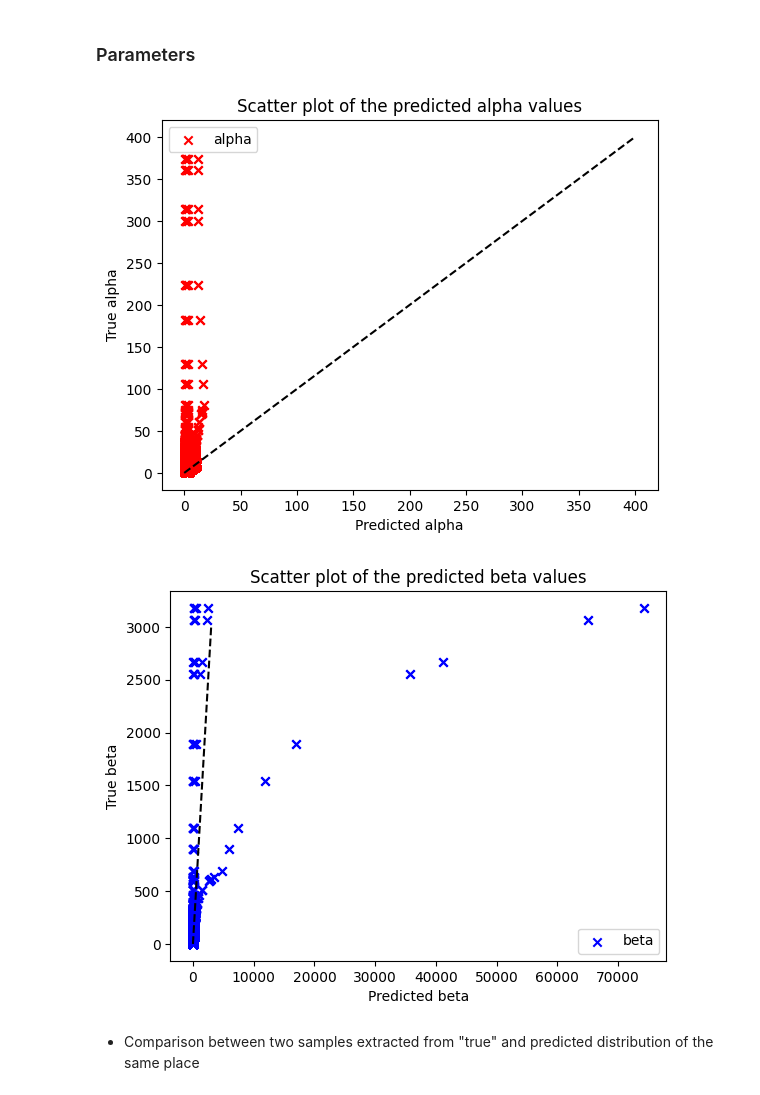
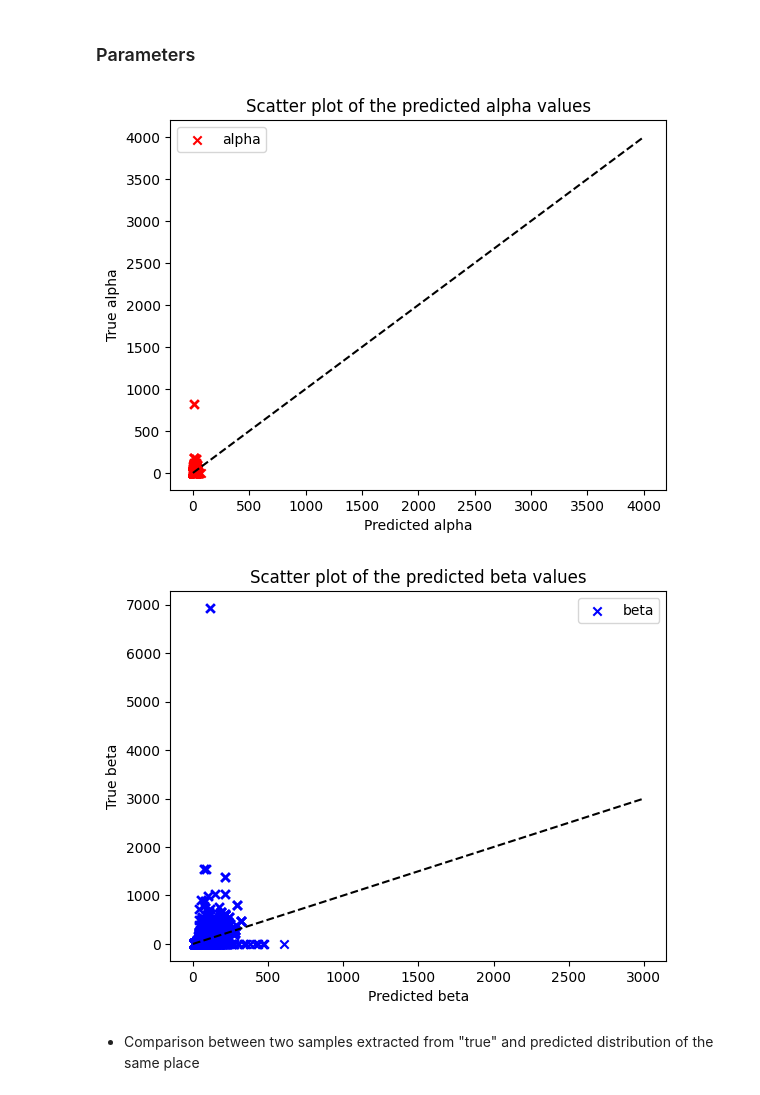
Before and after one commit to oshodiS/Rainfall-BetaEstimation, a Jupyter notebook: Rainfall BETA.ipynb, the cells around one changed output. Saved outputs shown, nothing was run; the diff lists cells and outputs as text; code cells hidden in the pictures.

Commit message:
Changed Beta and Gumbel dist

```diff
--- a/Rainfall BETA.ipynb
+++ b/Rainfall BETA.ipynb
@@ -199,13 +201,20 @@ def add_alpha_beta(df):
     df['beta'] = np.nan
 
     for id in df['ID'].unique():
-        try:
-            a, b, _, _ = stats.beta.fit(df[df['ID'] == id]['AMS'], floc=0, fscale=1)
-        except:
-            a, b = 1, 1
 
-        df.loc[df['ID'] == id, 'alpha'] = a
-        df.loc[df['ID'] == id, 'beta'] = b
+        for duration in DURATION:
+            condition = (df['ID'] == id) & (df['duration[h]'] == duration)
+
+            ams = df[condition]['AMS']
+
+            if len(ams) < 5:
+                a, b = 1, 1
+            else:
+                a, b, _, _ = stats.beta.fit(ams, floc=0, fscale=1)
+
+
+            df.loc[condition, 'alpha'] = a
+            df.loc[condition, 'beta'] = b
 
     # if there are nan values, raise exception
     if df.isnull().values.any():
@@ -261,7 +270,7 @@ Index(['ID', 'AMS', 'mean_IdD', 'duration[h]', 'HMerit_mean(m)',
 # %%
 # take all the columns except 'ID', 'AMS', 'mean_IdD' as input, and 'AMS' as output
 columns = train_df_std.columns
-input_columns =   ['alpha', 'beta'] #columns[3:-2]
+input_columns = train_df_std.columns [3:-2] #columns[3:-2]
 output_column = 'AMS'
 parameters_columns = ['alpha', 'beta']
 print('Input columns: ', input_columns)
@@ -303,14 +318,12 @@ inputs_train
 def build_nn_beta_model(input_shape, hidden):
     model_in = keras.Input(shape=input_shape, dtype='float64')
     x = model_in
-
     for h in hidden:
         x = layers.Dense(h, activation='relu')(x)
         #x = layers.BatchNormalization()(x)
-
     alpha_beta = layers.Dense(2, activation='linear')(x)
 
-    lf = lambda t: tfp.distributions.Beta(concentration0=(1e-6)+tf.math.exp(t[:, 0:1]), concentration1=(1e-6)+tf.math.exp(t[:, 1:2]), validate_args=True, allow_nan_stats=False)
+    lf = lambda t: tfp.distributions.Beta(concentration0=tf.math.exp(t[:,0:1]), concentration1=tf.math.exp(t[:,1:2]), validate_args=True, allow_nan_stats=False)
     model_out = tfp.layers.DistributionLambda(lf)(alpha_beta)
     model = keras.Model(model_in, model_out)
     return model
@@ -450,14 +463,16 @@ X_test = inputs_test.values
 y_test = outputs_test.values
 # %%
 # Parameters for the training
-batch_size = 64
-epochs = 20
+batch_size = 512
+epochs = 90
 lr = 1e-3
 loss_prof = lambda y_true, dist: -dist.log_prob(y_true)
 
 print('Training the model without the guesses...')
-model = build_nn_beta_model(input_shape=(X_train.shape[1],), hidden=[128, 64])
-history = train_nn_model(model, X_train, y_train, batch_size, loss_prof, lr, verbose=1, patience=10, validation_data=(X_val, y_val), epochs=epochs)
+model = build_nn_beta_model(input_shape=(X_train.shape[1],), hidden=[512,512])
+callback = tf.keras.callbacks.EarlyStopping(monitor='val_loss', patience=30, restore_best_weights=True, mode='auto', min_delta=1e-3)
+model.compile(optimizer=tf.keras.optimizers.Adam(learning_rate=lr), loss=loss_prof)
+history = model.fit(X_train, y_train, batch_size=batch_size, epochs=epochs, validation_data=(X_val, y_val), callbacks=[callback], verbose=1)
 plot_training_history(history, figsize=(14, 4))
 # %% [output]
 Training the model without the guesses...
@@ -551,31 +579,31 @@ Percentage of values inside the 99% confidence interval: 95.20%
 # %%
 a_pred = dist_train.concentration1.numpy()
 b_pred = dist_train.concentration0.numpy()
 
 # scatter plot of the predicted alpha values
 plt.scatter(a_pred, parameters_train['alpha'], color='red', label='alpha', marker='x')
 # add bisector line
-x = np.linspace(0, 400, 100)
+x = np.linspace(0, 4000, 100)
 plt.plot(x, x, color='black', linestyle='--')
 plt.xlabel('Predicted alpha')
 plt.ylabel('True alpha')
 plt.legend()
 plt.title('Scatter plot of the predicted alpha values')
 plt.show()
 
 # scatter plot of the predicted beta values
 plt.scatter(b_pred, parameters_train['beta'], color='blue', label='beta', marker='x')
 # add bisector line
 x = np.linspace(0, 3000, 100)
 plt.plot(x, x, color='black', linestyle='--')
 plt.xlabel('Predicted beta')
 plt.ylabel('True beta')
 plt.legend()
 plt.title('Scatter plot of the predicted beta values')
 plt.show()
 # %% [output]
-[figure, old version]
+[figure, new version]
-[figure, old version]
+[figure, new version]
 # %% [markdown]
 * Comparison between two samples extracted from "true" and predicted distribution of the same place
 # %%
```
Also changed, not shown: parts of 16 cells of this notebook, 1 other file.
